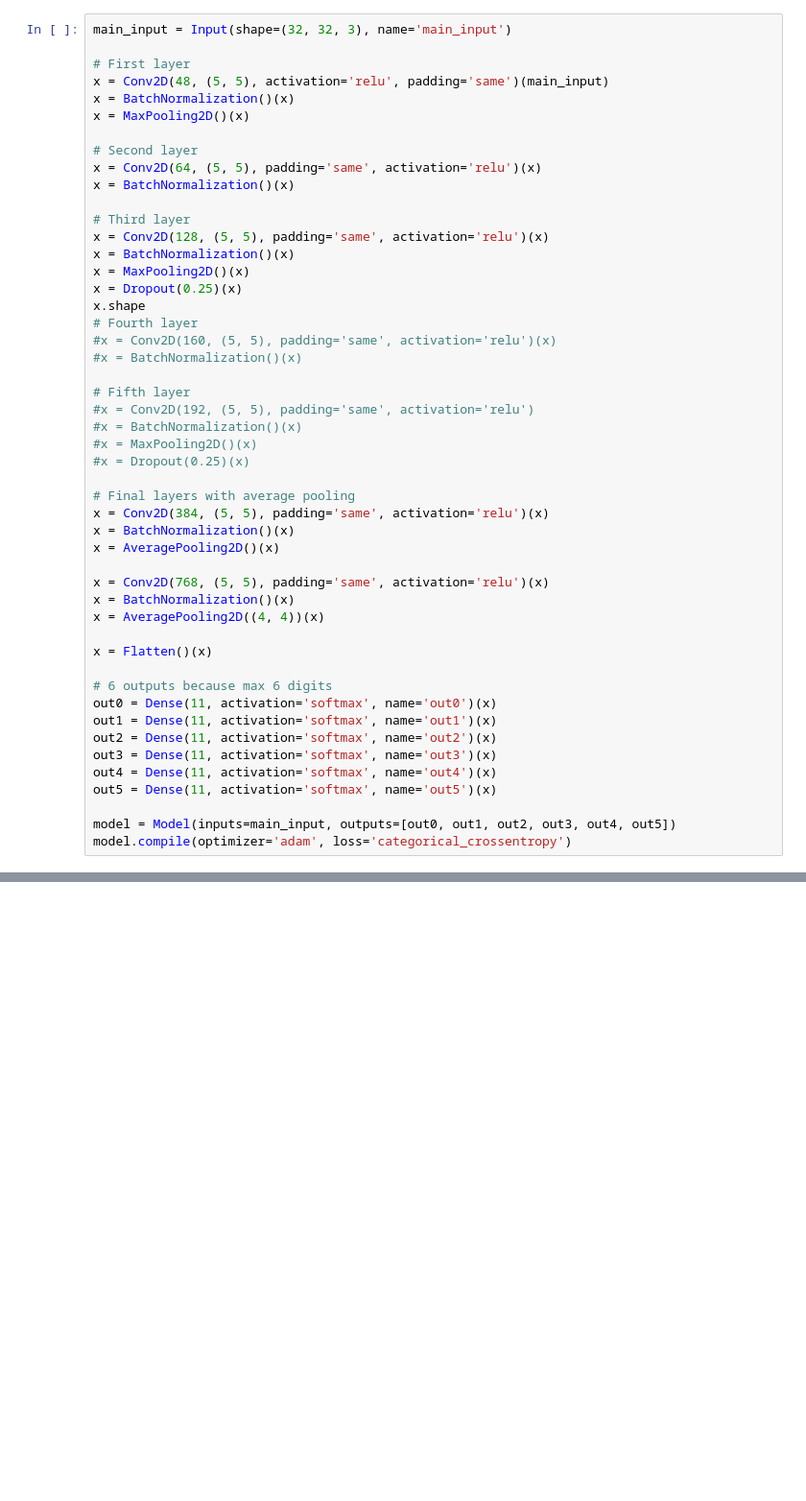
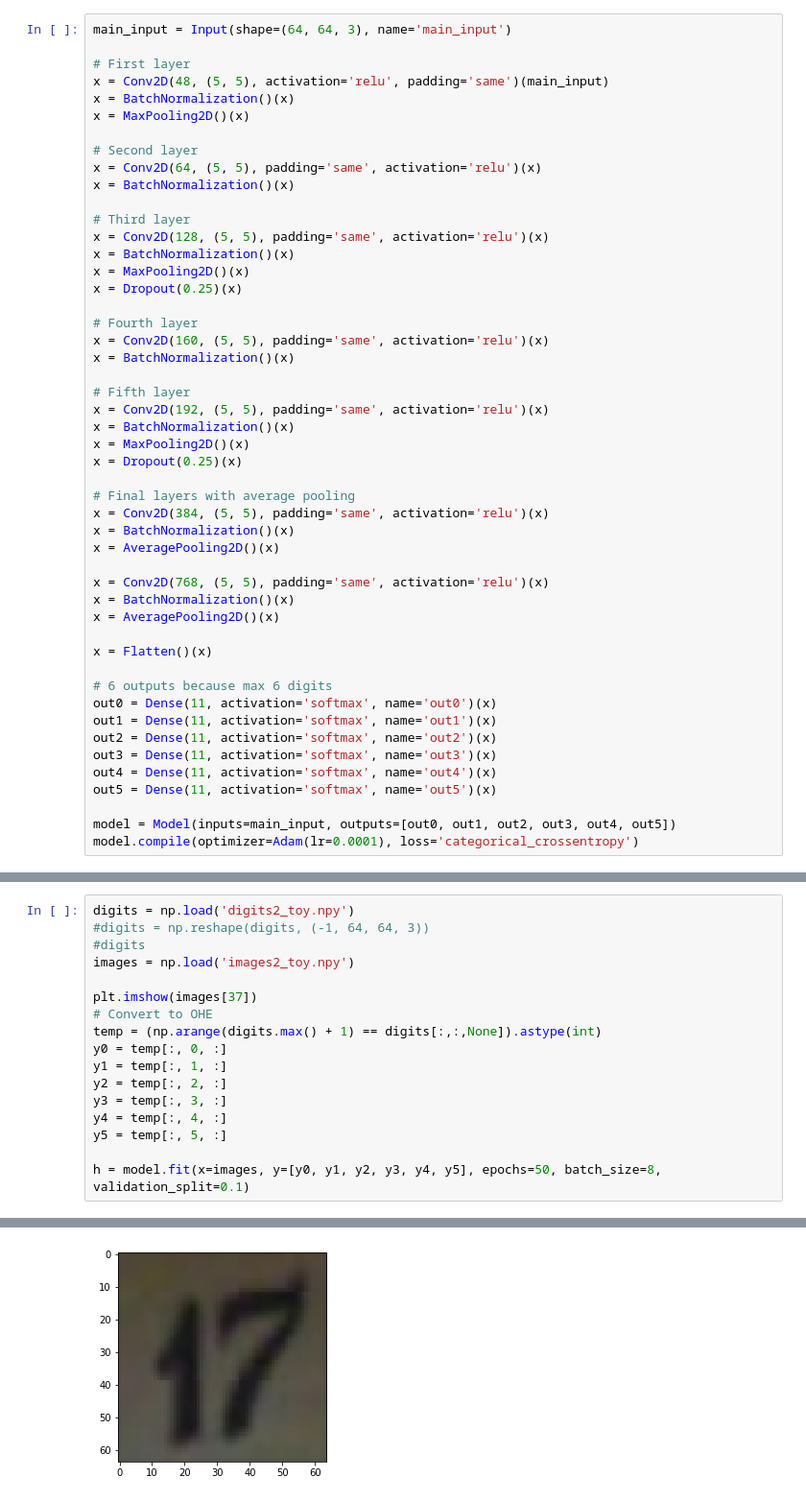
Before and after one commit to gnarula/ml-svhn, a Jupyter notebook: Model.ipynb, the cells around one changed output, grey strips where cells are left out. Shown at 96% size. Saved outputs shown, nothing was run; the diff lists cells and outputs as text; blank space fills up the shorter version.

```diff
--- a/Model.ipynb
+++ b/Model.ipynb
@@ -9,5 +15,5 @@ from keras.models import Model
 # %%
-main_input = Input(shape=(32, 32, 3), name='main_input')
+main_input = Input(shape=(64, 64, 3), name='main_input')
 
 # First layer
 x = Conv2D(48, (5, 5), activation='relu', padding='same')(main_input)
@@ -23,16 +29,16 @@ x = Conv2D(128, (5, 5), padding='same', activation='relu')(x)
 x = BatchNormalization()(x)
 x = MaxPooling2D()(x)
 x = Dropout(0.25)(x)
-x.shape
+
 # Fourth layer
-#x = Conv2D(160, (5, 5), padding='same', activation='relu')(x)
-#x = BatchNormalization()(x)
+x = Conv2D(160, (5, 5), padding='same', activation='relu')(x)
+x = BatchNormalization()(x)
 
 # Fifth layer
-#x = Conv2D(192, (5, 5), padding='same', activation='relu')
-#x = BatchNormalization()(x)
-#x = MaxPooling2D()(x)
-#x = Dropout(0.25)(x)
+x = Conv2D(192, (5, 5), padding='same', activation='relu')(x)
+x = BatchNormalization()(x)
+x = MaxPooling2D()(x)
+x = Dropout(0.25)(x)
 
 # Final layers with average pooling
 x = Conv2D(384, (5, 5), padding='same', activation='relu')(x)
@@ -41,7 +47,7 @@ x = AveragePooling2D()(x)
 
 x = Conv2D(768, (5, 5), padding='same', activation='relu')(x)
 x = BatchNormalization()(x)
-x = AveragePooling2D((4, 4))(x)
+x = AveragePooling2D()(x)
 
 x = Flatten()(x)
 
@@ -54,4 +60,4 @@ out4 = Dense(11, activation='softmax', name='out4')(x)
 out5 = Dense(11, activation='softmax', name='out5')(x)
 
 model = Model(inputs=main_input, outputs=[out0, out1, out2, out3, out4, out5])
-model.compile(optimizer='adam', loss='categorical_crossentropy')
+model.compile(optimizer=Adam(lr=0.0001), loss='categorical_crossentropy')
@@ -68,0 +84,18 @@ array([[0, 0, 0, 0, 0, 0],
+# %%
+digits = np.load('digits2_toy.npy')
+#digits = np.reshape(digits, (-1, 64, 64, 3))
+#digits
+images = np.load('images2_toy.npy')
+
+plt.imshow(images[37])
+# Convert to OHE
+temp = (np.arange(digits.max() + 1) == digits[:,:,None]).astype(int)
+y0 = temp[:, 0, :]
+y1 = temp[:, 1, :]
+y2 = temp[:, 2, :]
+y3 = temp[:, 3, :]
+y4 = temp[:, 4, :]
+y5 = temp[:, 5, :]
+
+h = model.fit(x=images, y=[y0, y1, y2, y3, y4, y5], epochs=50, batch_size=8, validation_split=0.1)
+# %% [output]
@@ -68,0 +119 @@ array([[0, 0, 0, 0, 0, 0],
+[figure, added]
```
Also changed, not shown: parts of 7 cells of this notebook, 1 other file.
